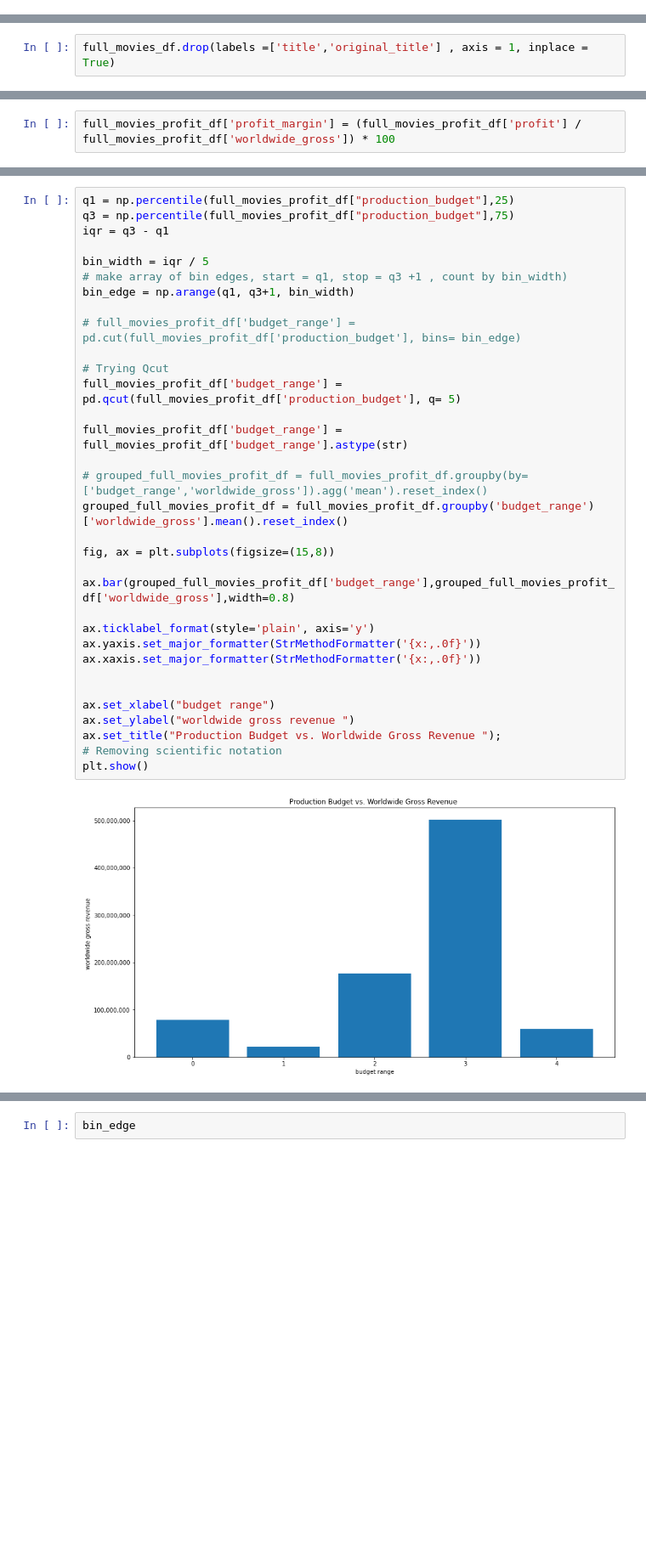
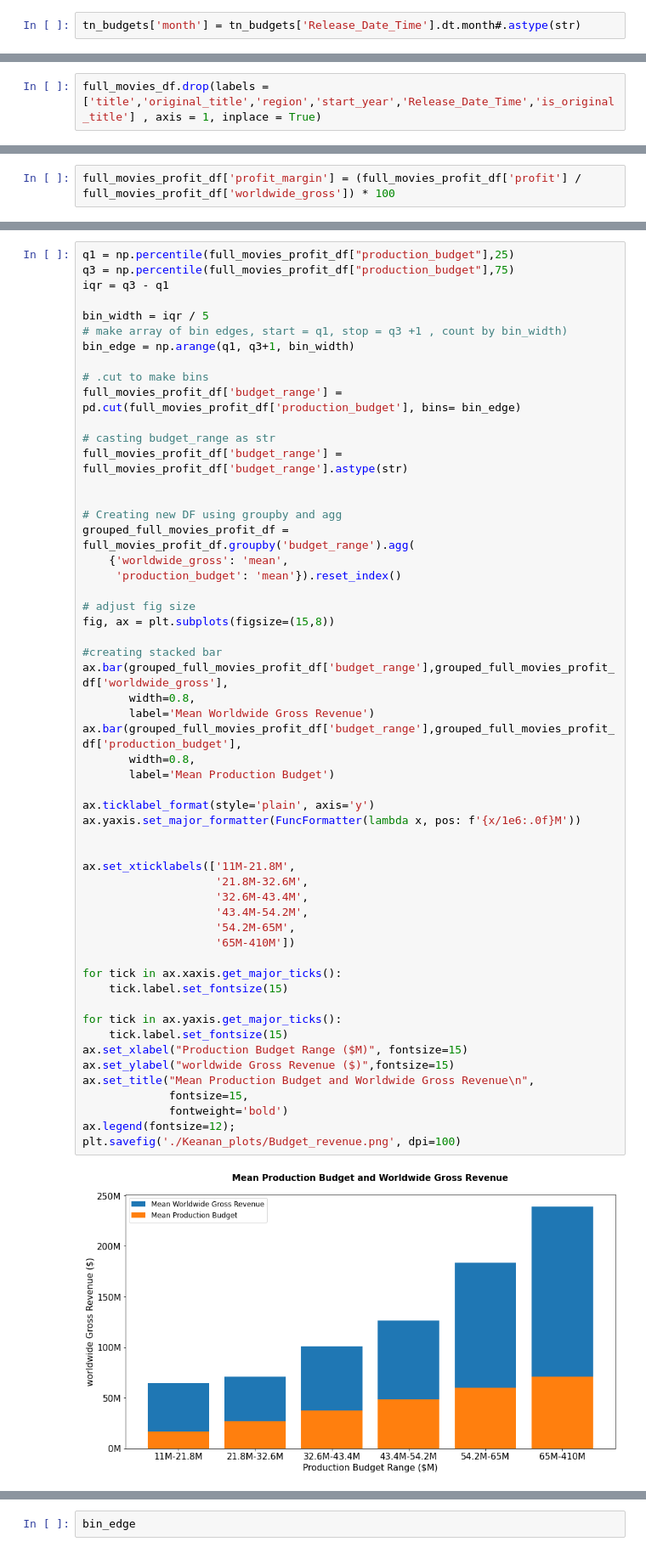
Before and after one commit to ImMaxRoss/Movie_Project, a Jupyter notebook: Keanan_code2.ipynb, the cells around one changed output, grey strips where cells are left out. Shown at 85% size. Drawn from its saved outputs; the diff is of its cells as text; blank space fills up the shorter version.

```diff
--- a/Keanan_code2.ipynb
+++ b/Keanan_code2.ipynb
@@ -231,6 +233,8 @@ tn_budgets.loc[tn_budgets['primary_title'] == 'Aladdin']
 #Creating new coumn called year that is date.time
 tn_budgets['Release_Date_Time'] = pd.to_datetime(tn_budgets['release_date'])
 tn_budgets['start_year'] = tn_budgets['Release_Date_Time'].dt.year
+# %%
+tn_budgets['month'] = tn_budgets['Release_Date_Time'].dt.month#.astype(str)
 # %%
 ##taking sql_df_US, tn_budgets, movies and creating one table
 #full_movies_df = imdb_merged.merge(tn_budgets, left_on= ['primary_title', 'start_year'],right_on= ['primary_title', 'year'], how= 'inner')
@@ -262,5 +271,5 @@ full_movies_df
 # %%
-full_movies_df.drop(labels =['title','original_title'] , axis = 1, inplace = True)
+full_movies_df.drop(labels =['title','original_title','region','start_year','Release_Date_Time','is_original_title'] , axis = 1, inplace = True)
 # %% [markdown]
 # <font color='blue'> Adding profit margin to full_movies </font>
 # %% [markdown]
@@ -420,35 +398,57 @@ full_movies_profit_df['production_budget'].isnull().sum()
 # %%
 q1 = np.percentile(full_movies_profit_df["production_budget"],25)
 q3 = np.percentile(full_movies_profit_df["production_budget"],75)
 iqr = q3 - q1
 
 bin_width = iqr / 5
 # make array of bin edges, start = q1, stop = q3 +1 , count by bin_width)
 bin_edge = np.arange(q1, q3+1, bin_width)
 
-# full_movies_profit_df['budget_range'] = pd.cut(full_movies_profit_df['production_budget'], bins= bin_edge)
+# .cut to make bins
+full_movies_profit_df['budget_range'] = pd.cut(full_movies_profit_df['production_budget'], bins= bin_edge)
 
-# Trying Qcut
-full_movies_profit_df['budget_range'] = pd.qcut(full_movies_profit_df['production_budget'], q= 5)
-
+# casting budget_range as str
 full_movies_profit_df['budget_range'] = full_movies_profit_df['budget_range'].astype(str)
 
-# grouped_full_movies_profit_df = full_movies_profit_df.groupby(by=['budget_range','worldwide_gross']).agg('mean').reset_index()
-grouped_full_movies_profit_df = full_movies_profit_df.groupby('budget_range')['worldwide_gross'].mean().reset_index()
 
+# Creating new DF using groupby and agg
+grouped_full_movies_profit_df = full_movies_profit_df.groupby('budget_range').agg(
+    {'worldwide_gross': 'mean',
+     'production_budget': 'mean'}).reset_index()
+
+# adjust fig size
 fig, ax = plt.subplots(figsize=(15,8))
 
-ax.bar(grouped_full_movies_profit_df['budget_range'],grouped_full_movies_profit_df['worldwide_gross'],width=0.8)
+#creating stacked bar
+ax.bar(grouped_full_movies_profit_df['budget_range'],grouped_full_movies_profit_df['worldwide_gross'],
+       width=0.8,
+       label='Mean Worldwide Gross Revenue')
+ax.bar(grouped_full_movies_profit_df['budget_range'],grouped_full_movies_profit_df['production_budget'],
+       width=0.8,
+       label='Mean Production Budget')
 
 ax.ticklabel_format(style='plain', axis='y')
-ax.yaxis.set_major_formatter(StrMethodFormatter('{x:,.0f}'))
-ax.xaxis.set_major_formatter(StrMethodFormatter('{x:,.0f}'))
+ax.yaxis.set_major_formatter(FuncFormatter(lambda x, pos: f'{x/1e6:.0f}M'))
 
 
-ax.set_xlabel("budget range")
-ax.set_ylabel("worldwide gross revenue ")
-ax.set_title("Production Budget vs. Worldwide Gross Revenue ");
-# Removing scientific notation
-plt.show()
+ax.set_xticklabels(['11M-21.8M',
+                    '21.8M-32.6M',
+                    '32.6M-43.4M',
+                    '43.4M-54.2M',
+                    '54.2M-65M',
+                    '65M-410M'])
+
+for tick in ax.xaxis.get_major_ticks():
+    tick.label.set_fontsize(15)
+
+for tick in ax.yaxis.get_major_ticks():
+    tick.label.set_fontsize(15)
+ax.set_xlabel("Production Budget Range ($M)", fontsize=15)
+ax.set_ylabel("worldwide Gross Revenue ($)",fontsize=15)
+ax.set_title("Mean Production Budget and Worldwide Gross Revenue\n",
+             fontsize=15,
+             fontweight='bold')
+ax.legend(fontsize=12);
+plt.savefig('./Keanan_plots/Budget_revenue.png', dpi=100)
 # %% [output]
-[figure, old version]
+[figure, new version]
```
Also changed, not shown: parts of 31 cells of this notebook, 4 other files.
